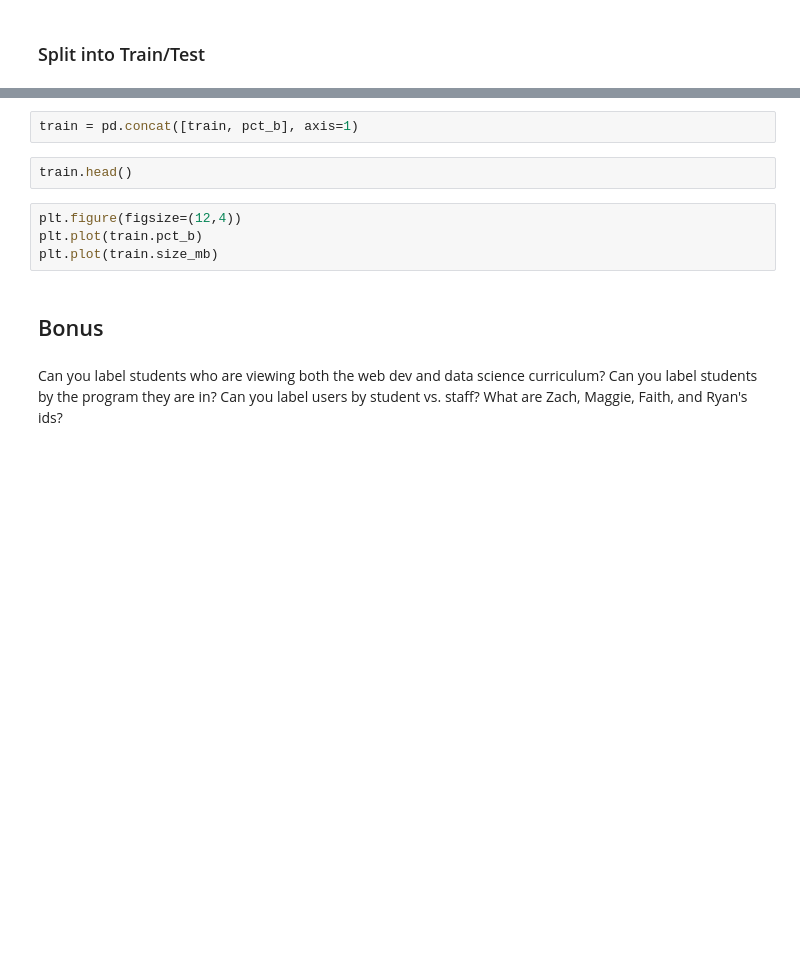
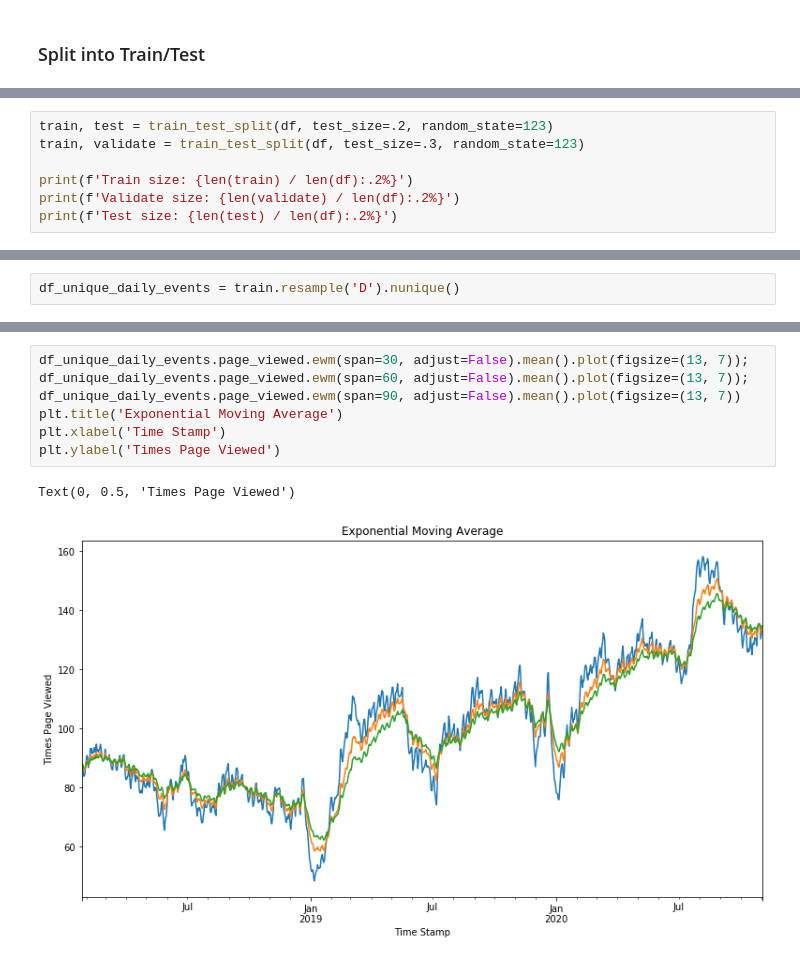
Before and after one commit to dbojado/anomaly-detection-exercises, a Jupyter notebook: time_series_anomaly_detection.ipynb, the cells around one changed output, grey strips where cells are left out. Saved outputs shown, nothing was run; the diff lists cells and outputs as text; blank space fills up the shorter version.

```diff
--- a/time_series_anomaly_detection.ipynb
+++ b/time_series_anomaly_detection.ipynb
@@ -126,0 +128,7 @@ TypeError: unhashable type: 'numpy.ndarray'
+# %%
+train, test = train_test_split(df, test_size=.2, random_state=123)
+train, validate = train_test_split(df, test_size=.3, random_state=123)
+
+print(f'Train size: {len(train) / len(df):.2%}')
+print(f'Validate size: {len(validate) / len(df):.2%}')
+print(f'Test size: {len(test) / len(df):.2%}')
@@ -127 +139,3 @@ TypeError: unhashable type: 'numpy.ndarray'
+# %%
+df_unique_daily_events = train.resample('D').nunique()
 # %% [markdown]
@@ -147,12 +166,10 @@ train = pd.DataFrame(train)
-# %%
-train = pd.concat([train, pct_b], axis=1)
-# %%
-train.head()
-# %%
-plt.figure(figsize=(12,4))
-plt.plot(train.pct_b)
-plt.plot(train.size_mb)
-# %% [markdown]
-## Bonus
-# %% [markdown]
-Can you label students who are viewing both the web dev and data science curriculum? Can you label students by the program they are in? Can you label users by student vs. staff? What are Zach, Maggie, Faith, and Ryan's ids?
+# %%
+df_unique_daily_events.page_viewed.ewm(span=30, adjust=False).mean().plot(figsize=(13, 7));
+df_unique_daily_events.page_viewed.ewm(span=60, adjust=False).mean().plot(figsize=(13, 7));
+df_unique_daily_events.page_viewed.ewm(span=90, adjust=False).mean().plot(figsize=(13, 7))
+plt.title('Exponential Moving Average')
+plt.xlabel('Time Stamp')
+plt.ylabel('Times Page Viewed')
+# %% [output]
+Text(0, 0.5, 'Times Page Viewed')
+[figure, added]
```
Also changed, not shown: parts of 11 cells of this notebook.
